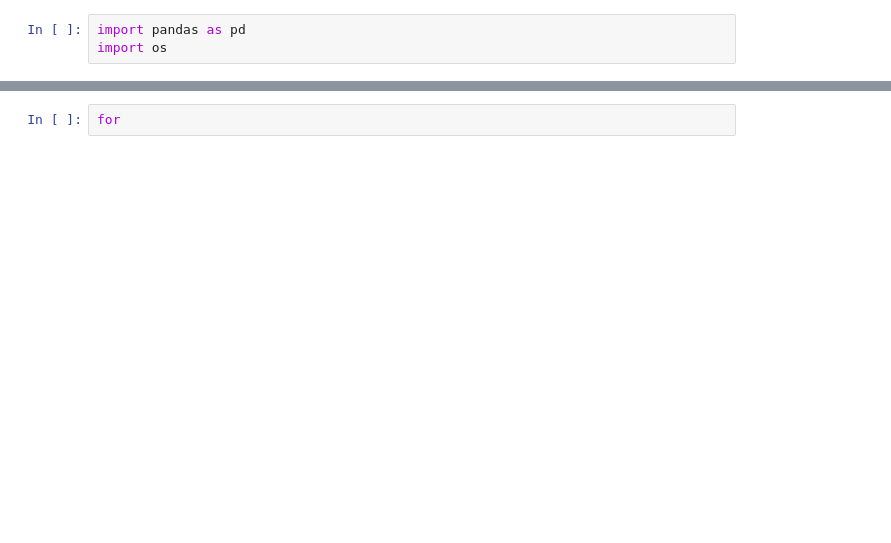
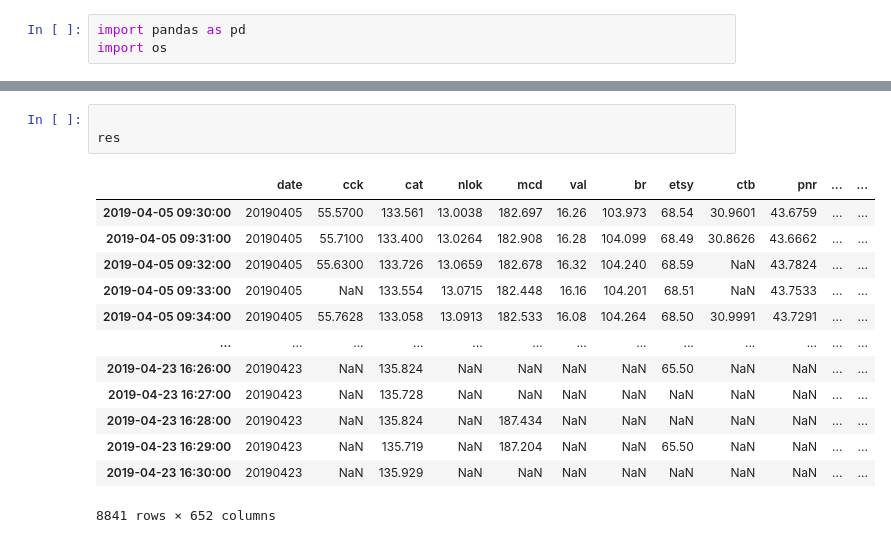
Before and after one commit to TigaJi/GeneralBacktest, a Jupyter notebook: Prepare_data.ipynb, the cells around one changed output, grey strips where cells are left out. Saved outputs shown, nothing was run; the diff lists cells and outputs as text; blank space fills up the shorter version.

```diff
--- a/Prepare_data.ipynb
+++ b/Prepare_data.ipynb
@@ -31,2 +92,17 @@ table_ADP ADSK.csv
-# %%
-for
+# %%
+
+res
+# %% [output]
+|  | date | cck | cat | nlok | mcd | val | br | etsy | ctb | pnr | ... | ... |
+| 2019-04-05 09:30:00 | 20190405 | 55.5700 | 133.561 | 13.0038 | 182.697 | 16.26 | 103.973 | 68.54 | 30.9601 | 43.6759 | ... | ... |
+| 2019-04-05 09:31:00 | 20190405 | 55.7100 | 133.400 | 13.0264 | 182.908 | 16.28 | 104.099 | 68.49 | 30.8626 | 43.6662 | ... | ... |
+| 2019-04-05 09:32:00 | 20190405 | 55.6300 | 133.726 | 13.0659 | 182.678 | 16.32 | 104.240 | 68.59 | NaN | 43.7824 | ... | ... |
+| 2019-04-05 09:33:00 | 20190405 | NaN | 133.554 | 13.0715 | 182.448 | 16.16 | 104.201 | 68.51 | NaN | 43.7533 | ... | ... |
+| 2019-04-05 09:34:00 | 20190405 | 55.7628 | 133.058 | 13.0913 | 182.533 | 16.08 | 104.264 | 68.50 | 30.9991 | 43.7291 | ... | ... |
+| ... | ... | ... | ... | ... | ... | ... | ... | ... | ... | ... | ... | ... |
+| 2019-04-23 16:26:00 | 20190423 | NaN | 135.824 | NaN | NaN | NaN | NaN | 65.50 | NaN | NaN | ... | ... |
+| 2019-04-23 16:27:00 | 20190423 | NaN | 135.728 | NaN | NaN | NaN | NaN | NaN | NaN | NaN | ... | ... |
+| 2019-04-23 16:28:00 | 20190423 | NaN | 135.824 | NaN | 187.434 | NaN | NaN | NaN | NaN | NaN | ... | ... |
+| 2019-04-23 16:29:00 | 20190423 | NaN | 135.719 | NaN | 187.204 | NaN | NaN | 65.50 | NaN | NaN | ... | ... |
+| 2019-04-23 16:30:00 | 20190423 | NaN | 135.929 | NaN | NaN | NaN | NaN | NaN | NaN | NaN | ... | ... |
+8841 rows × 652 columns
```
Also changed, not shown: parts of 9 cells of this notebook, 12 other files.
